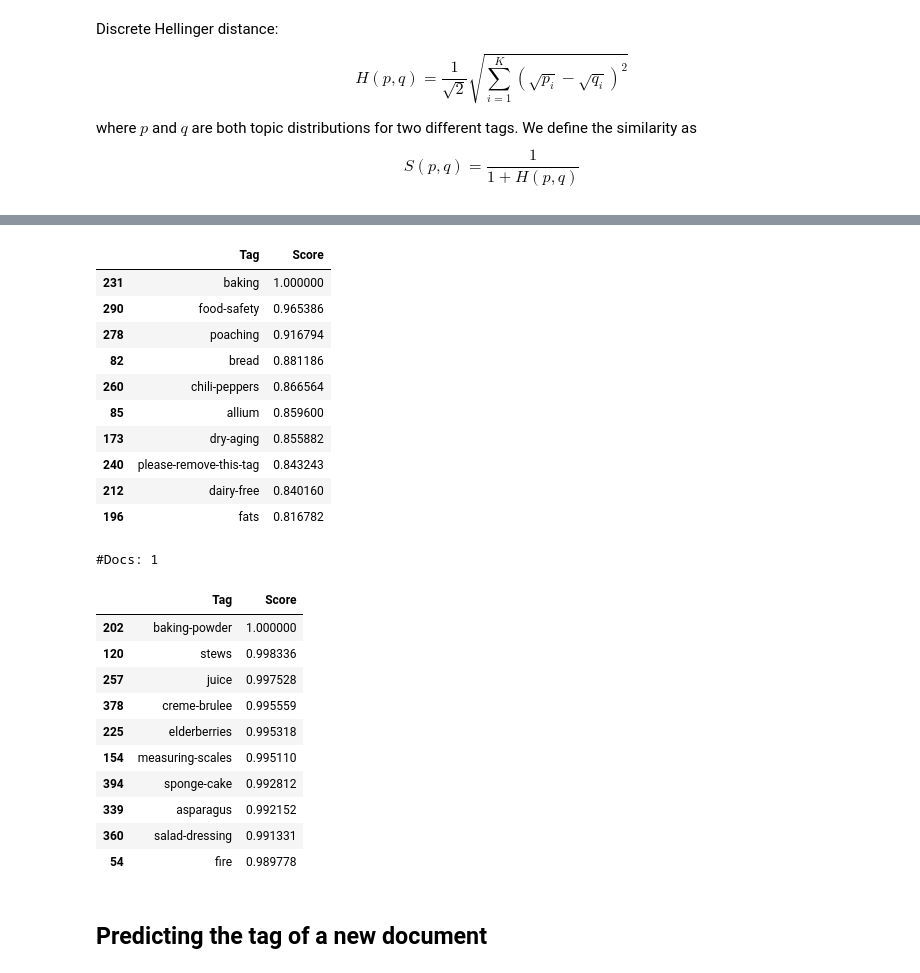
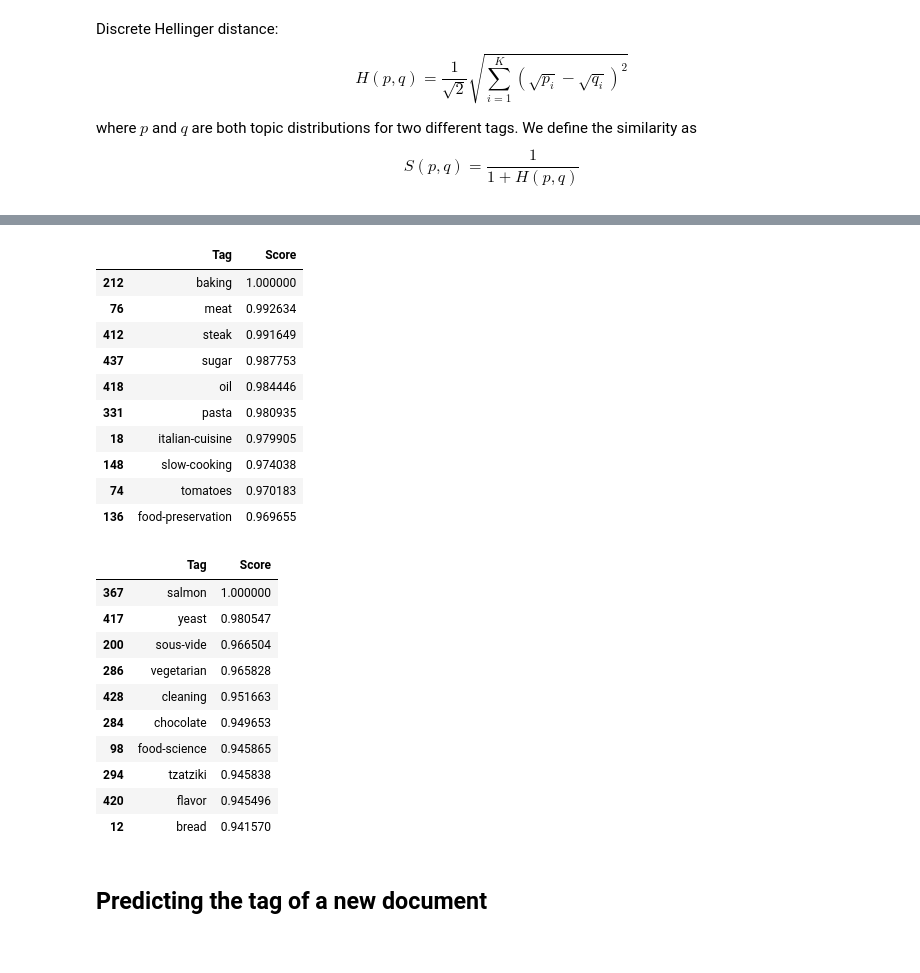
Before and after one commit to piskvorky/gensim, a Jupyter notebook: docs/notebooks/at_stackexchange.ipynb, the cells around one changed output, grey strips where cells are left out. Saved outputs shown, nothing was run; the diff lists cells and outputs as text; code cells hidden in the pictures.

```diff
--- a/docs/notebooks/at_stackexchange.ipynb
+++ b/docs/notebooks/at_stackexchange.ipynb
@@ -93,2 +91,0 @@ doc = nlp(post_text)
-# %%
-token = doc[0]
@@ -100,6 +93,7 @@ Normal double-acting baking powder makes CO2 (thus giving a rising effect) in tw
 # Use the default SpaCy NLP pipeline to process the documents in parallel.
 # Then use the output of the pipeline to transform the text.
 # Write the resulting text to a file.
+entity_freq = {}
 postid = 0
 with open(output_fname, 'w') as fid:
     for doc in nlp.pipe(doc_generator(root, num_docs=num_docs), n_threads=4):
@@ -112,16 +106,23 @@ with open(output_fname, 'w') as fid:
         # Keep only words (no numbers, no punctuation).
         # Lemmatize tokens, remove punctuation and remove stopwords.
         #doc = [token.lemma_ for token in doc if token.is_alpha and not token.is_stop]
-        doc = [token.lemma_ for token in doc if not token.is_stop]
 
-        # Remove common words from a stopword list.
-        #doc = [token for token in doc if token not in STOPWORDS]
+        # Remove stopwords and punctuation, and lemmatized tokens.
+        tokens = [token.lemma_ for token in doc if not token.is_stop and not token.is_punct]
+        #tokens = [str(token) for token in doc if not token.is_stop and not token.is_punct]
+        #tokens.extend([token.lemma_ for token in doc if not token.is_stop and not token.is_punct])
 
         # Add named entities, but only if they are a compound of more than word.
-        doc.extend([str(entity) for entity in ents if len(entity) > 1])
+        #doc.extend([str(entity) for entity in ents if len(entity) > 1])
+
+        #for entity in ents:
+        #    if entity_freq.get(entity):
+        #        entity_freq[entity] += 1
+        #    else:
+        #        entity_freq[entity] = 1
 
         # Write the doc to file.
-        fid.write(' '.join(doc) + '\n')
+        fid.write(' '.join(tokens) + '\n')
 # %%
 # Get the tags of each post.
 postid = 0
@@ -145,7 +146,7 @@ for i, item in enumerate(root.iter()):
     # NOTE: also consider including posts with no tags, and tag them with
     # post ID or "SUPER_TAG", maybe both, maybe an extra "NO_TAG" tag.
     #tags.append('SUPER_TAG')
-    #tags.append('POST_ID' + str(postid))
+    tags.append('POST_ID' + str(postid))
     postid2tagname[postid] = tags
     for tag in tags:
         tag_set.add(tag)
@@ -170,7 +171,7 @@ def docs_generator(fname):
 
 # Add bigrams and trigrams to docs (only ones that appear 20 times or more).
 docs = docs_generator(output_fname)
-bigram = Phrases(docs, min_count=1)
+bigram = Phrases(docs, min_count=20)
 docs = docs_generator(output_fname)
 with open(output_fname + '.tmp', 'w') as fid:
     for doc in docs:
@@ -391,42 +490,40 @@ id2tag = dict(zip(range(len(train_tag_set)), list(train_tag_set)))
 sims = get_sims(model.get_author_topics('baking', minimum_probability=0.0), tag_vecs)
 
 # Print the most similar tags.
-sims_df = pd.DataFrame([(id2tag[elem[0]], elem[1]) for elem in enumerate(sims)], columns=['Tag', 'Score'])
+sims = [(id2tag[elem[0]], elem[1]) for elem in enumerate(sims) if not id2tag[elem[0]][:7] == 'POST_ID']
+sims_df = pd.DataFrame(sims, columns=['Tag', 'Score'])
 sims_df.sort_values('Score', ascending=False)[:10]
 # %% [output]
 |  | Tag | Score |
-| 231 | baking | 1.000000 |
-| 290 | food-safety | 0.965386 |
-| 278 | poaching | 0.916794 |
-| 82 | bread | 0.881186 |
-| 260 | chili-peppers | 0.866564 |
-| 85 | allium | 0.859600 |
-| 173 | dry-aging | 0.855882 |
-| 240 | please-remove-this-tag | 0.843243 |
-| 212 | dairy-free | 0.840160 |
-| 196 | fats | 0.816782 |
+| 212 | baking | 1.000000 |
+| 76 | meat | 0.992634 |
+| 412 | steak | 0.991649 |
+| 437 | sugar | 0.987753 |
+| 418 | oil | 0.984446 |
+| 331 | pasta | 0.980935 |
+| 18 | italian-cuisine | 0.979905 |
+| 148 | slow-cooking | 0.974038 |
+| 74 | tomatoes | 0.970183 |
+| 136 | food-preservation | 0.969655 |
-# %%
-print('#Docs:', len(model.author2doc['baking-powder']))
-# %% [output]
-#Docs: 1
 # %%
-sims = get_sims(model.get_author_topics('baking-powder', minimum_probability=0.0), tag_vecs)
+sims = get_sims(model.get_author_topics('salmon', minimum_probability=0.0), tag_vecs)
 
 # Print the most similar tags.
-sims_df = pd.DataFrame([(id2tag[elem[0]], elem[1]) for elem in enumerate(sims)], columns=['Tag', 'Score'])
+sims = [(id2tag[elem[0]], elem[1]) for elem in enumerate(sims) if not id2tag[elem[0]][:7] == 'POST_ID']
+sims_df = pd.DataFrame(sims, columns=['Tag', 'Score'])
 sims_df.sort_values('Score', ascending=False)[:10]
 # %% [output]
 |  | Tag | Score |
-| 202 | baking-powder | 1.000000 |
-| 120 | stews | 0.998336 |
-| 257 | juice | 0.997528 |
-| 378 | creme-brulee | 0.995559 |
-| 225 | elderberries | 0.995318 |
-| 154 | measuring-scales | 0.995110 |
-| 394 | sponge-cake | 0.992812 |
-| 339 | asparagus | 0.992152 |
-| 360 | salad-dressing | 0.991331 |
-| 54 | fire | 0.989778 |
+| 367 | salmon | 1.000000 |
+| 417 | yeast | 0.980547 |
+| 200 | sous-vide | 0.966504 |
+| 286 | vegetarian | 0.965828 |
+| 428 | cleaning | 0.951663 |
+| 284 | chocolate | 0.949653 |
+| 98 | food-science | 0.945865 |
+| 294 | tzatziki | 0.945838 |
+| 420 | flavor | 0.945496 |
+| 12 | bread | 0.941570 |
 # %% [markdown]
 ## Predicting the tag of a new document
 # %%
```
Also changed, not shown: parts of 32 cells of this notebook, 2 other files.
